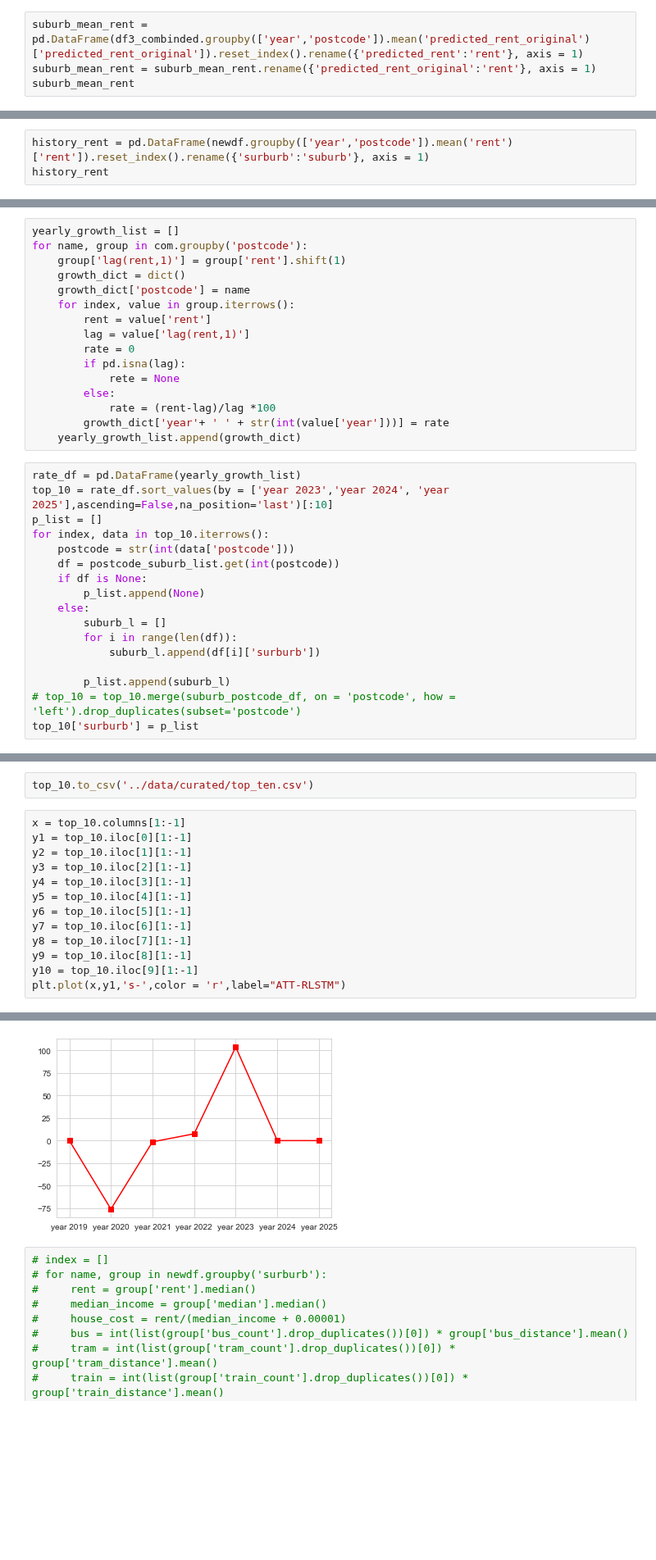
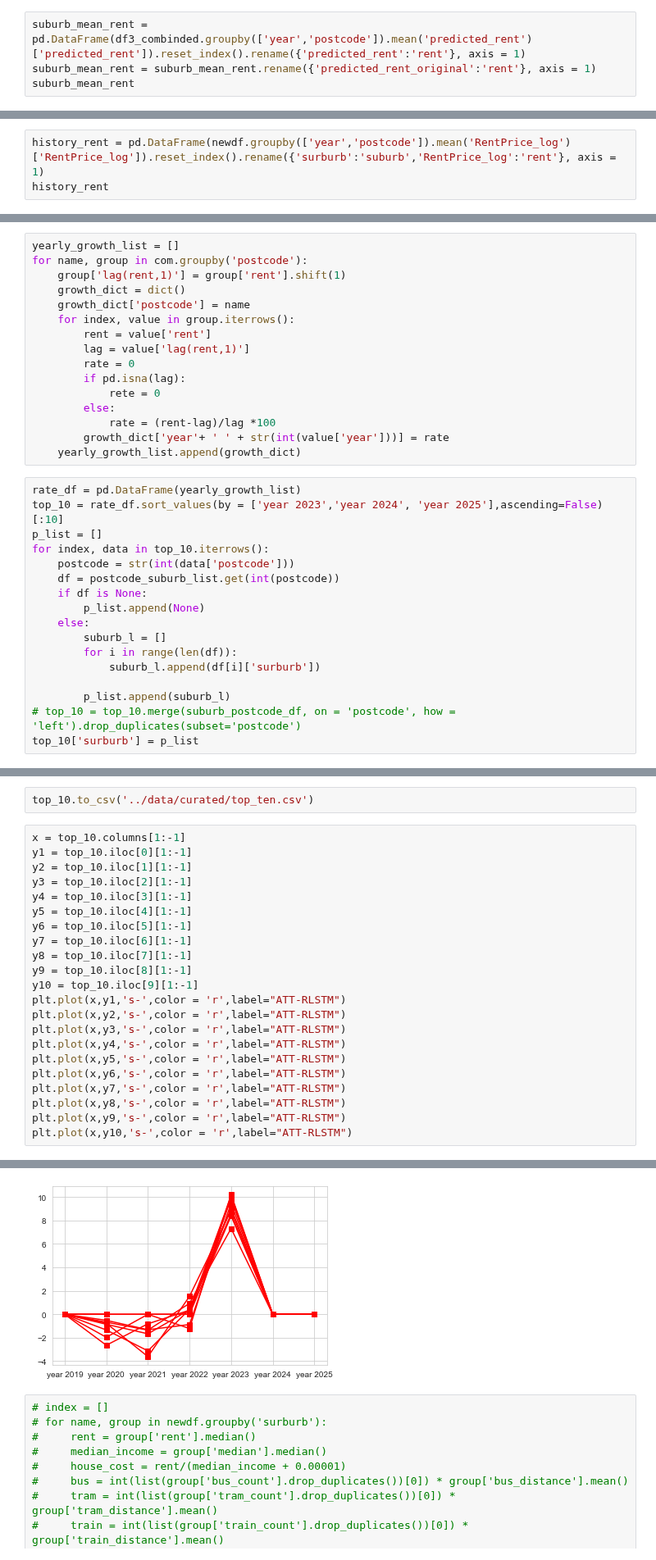
Before and after one commit to MAST30034-Applied-Data-Science/generic-real-estate-consulting-project-group-12, a Jupyter notebook: notebooks/final.ipynb, the cells around one changed output, grey strips where cells are left out. Shown at 82% size. Saved outputs shown, nothing was run; the diff lists cells and outputs as text; blank space fills up the shorter version.

```diff
--- a/notebooks/final.ipynb
+++ b/notebooks/final.ipynb
@@ -729,7 +878,7 @@ df3['suburb'] = p_list
 df3.to_csv('../data/curated/predicted_df_combined.csv')
 df3_combinded = pd.read_csv('../data/curated/predicted_df_combined.csv').drop(['Unnamed: 0'], axis = 1)
 # %%
-suburb_mean_rent = pd.DataFrame(df3_combinded.groupby(['year','postcode']).mean('predicted_rent_original')['predicted_rent_original']).reset_index().rename({'predicted_rent':'rent'}, axis = 1)
+suburb_mean_rent = pd.DataFrame(df3_combinded.groupby(['year','postcode']).mean('predicted_rent')['predicted_rent']).reset_index().rename({'predicted_rent':'rent'}, axis = 1)
 suburb_mean_rent = suburb_mean_rent.rename({'predicted_rent_original':'rent'}, axis = 1)
 suburb_mean_rent
 # %% [output]
@@ -749,5 +914,5 @@ suburb_mean_rent
 # %%
-history_rent = pd.DataFrame(newdf.groupby(['year','postcode']).mean('rent')['rent']).reset_index().rename({'surburb':'suburb'}, axis = 1)
+history_rent = pd.DataFrame(newdf.groupby(['year','postcode']).mean('RentPrice_log')['RentPrice_log']).reset_index().rename({'surburb':'suburb','RentPrice_log':'rent'}, axis = 1)
 history_rent
 # %% [output]
 |  | year | postcode | rent |
@@ -819,14 +1000,14 @@ for name, group in com.groupby('postcode'):
         lag = value['lag(rent,1)']
         rate = 0
         if pd.isna(lag):
-            rete = None
+            rete = 0
         else:
             rate = (rent-lag)/lag *100
         growth_dict['year'+ ' ' + str(int(value['year']))] = rate
     yearly_growth_list.append(growth_dict)
 # %%
 rate_df = pd.DataFrame(yearly_growth_list)
-top_10 = rate_df.sort_values(by = ['year 2023','year 2024', 'year 2025'],ascending=False,na_position='last')[:10]
+top_10 = rate_df.sort_values(by = ['year 2023','year 2024', 'year 2025'],ascending=False)[:10]
 p_list = []
 for index, data in top_10.iterrows():
     postcode = str(int(data['postcode']))
@@ -860,19 +1053,28 @@ top_10.to_csv('../data/curated/top_ten.csv')
 # %%
 x = top_10.columns[1:-1]
 y1 = top_10.iloc[0][1:-1]
 y2 = top_10.iloc[1][1:-1]
 y3 = top_10.iloc[2][1:-1]
 y4 = top_10.iloc[3][1:-1]
 y5 = top_10.iloc[4][1:-1]
 y6 = top_10.iloc[5][1:-1]
 y7 = top_10.iloc[6][1:-1]
 y8 = top_10.iloc[7][1:-1]
 y9 = top_10.iloc[8][1:-1]
 y10 = top_10.iloc[9][1:-1]
 plt.plot(x,y1,'s-',color = 'r',label="ATT-RLSTM")
+plt.plot(x,y2,'s-',color = 'r',label="ATT-RLSTM")
+plt.plot(x,y3,'s-',color = 'r',label="ATT-RLSTM")
+plt.plot(x,y4,'s-',color = 'r',label="ATT-RLSTM")
+plt.plot(x,y5,'s-',color = 'r',label="ATT-RLSTM")
+plt.plot(x,y6,'s-',color = 'r',label="ATT-RLSTM")
+plt.plot(x,y7,'s-',color = 'r',label="ATT-RLSTM")
+plt.plot(x,y8,'s-',color = 'r',label="ATT-RLSTM")
+plt.plot(x,y9,'s-',color = 'r',label="ATT-RLSTM")
+plt.plot(x,y10,'s-',color = 'r',label="ATT-RLSTM")
 # %% [output]
 [<matplotlib.lines.Line2D at 0x...>]
-[figure, old version]
+[figure, new version]
 # %%
 # index = []
 # for name, group in newdf.groupby('surburb'):
```
Also changed, not shown: parts of 30 cells of this notebook.
